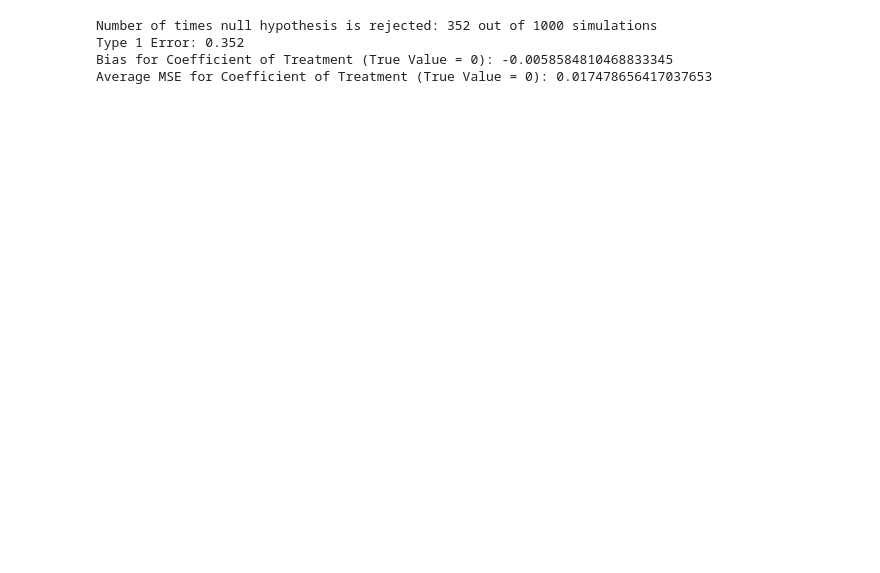
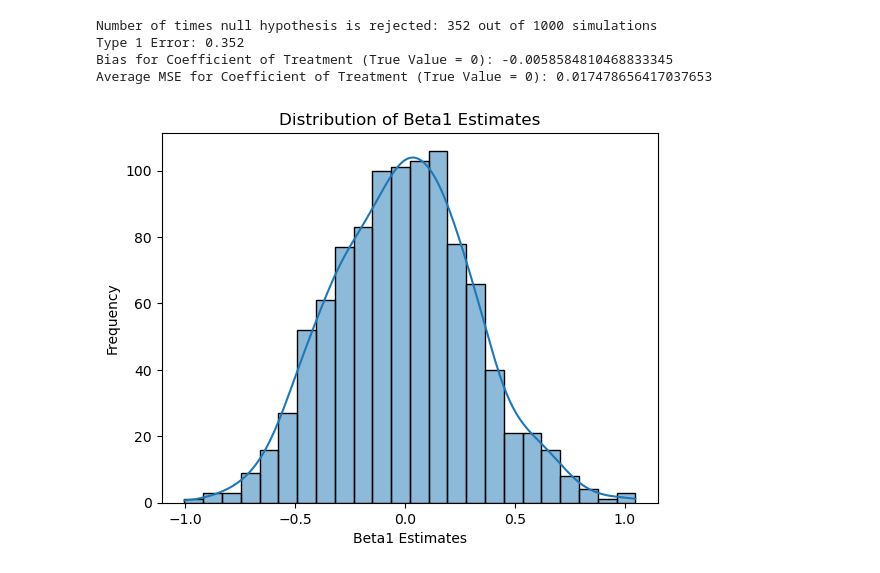
Before and after one commit to Sneha230798/Research-Module-, a Jupyter notebook: OLS with Staggered Laws Monte Carlo.ipynb, the cells around one changed output. Drawn from its saved outputs; the diff is of its cells as text; code cells hidden in the pictures; blank space fills up the shorter version.

```diff
--- a/OLS with Staggered Laws Monte Carlo.ipynb
+++ b/OLS with Staggered Laws Monte Carlo.ipynb
@@ -132,3 +132,14 @@ Number of times null hypothesis is rejected: 352 out of 1000 simulations
 Type 1 Error: 0.352
 Bias for Coefficient of Treatment (True Value = 0): -0.0058584810468833345
 Average MSE for Coefficient of Treatment (True Value = 0): 0.017478656417037653
+# %%
+import matplotlib.pyplot as plt
+import seaborn as sns
+
+sns.histplot(bias_values, kde=True)
+plt.xlabel('Beta1 Estimates')
+plt.ylabel('Frequency')
+plt.title('Distribution of Beta1 Estimates')
+plt.show()
+# %% [output]
+[figure, added]
```
Also changed, not shown: 1 other file.
